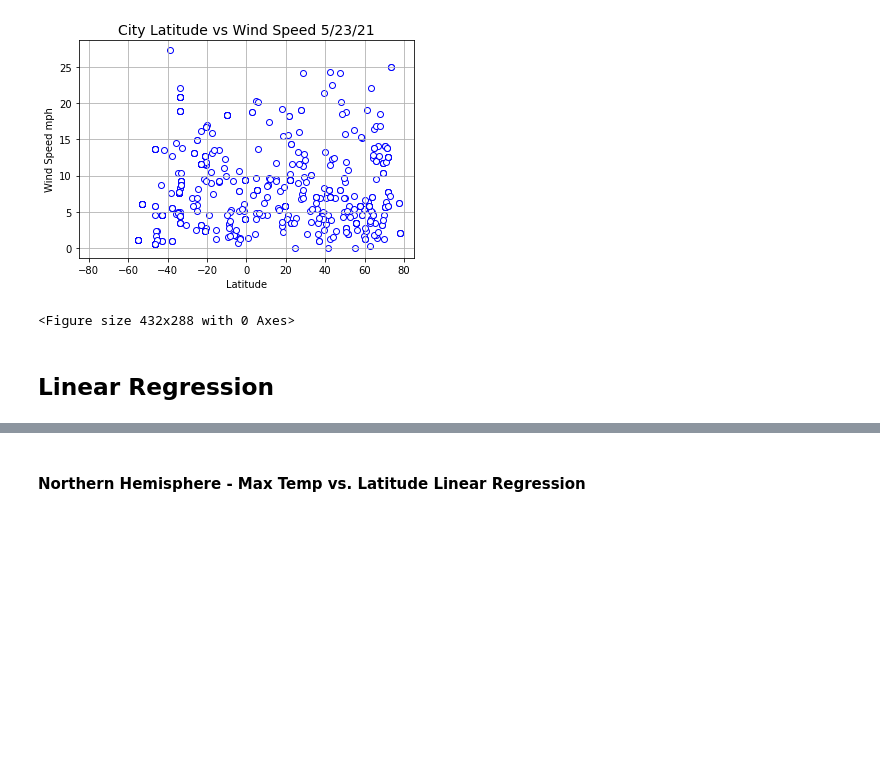
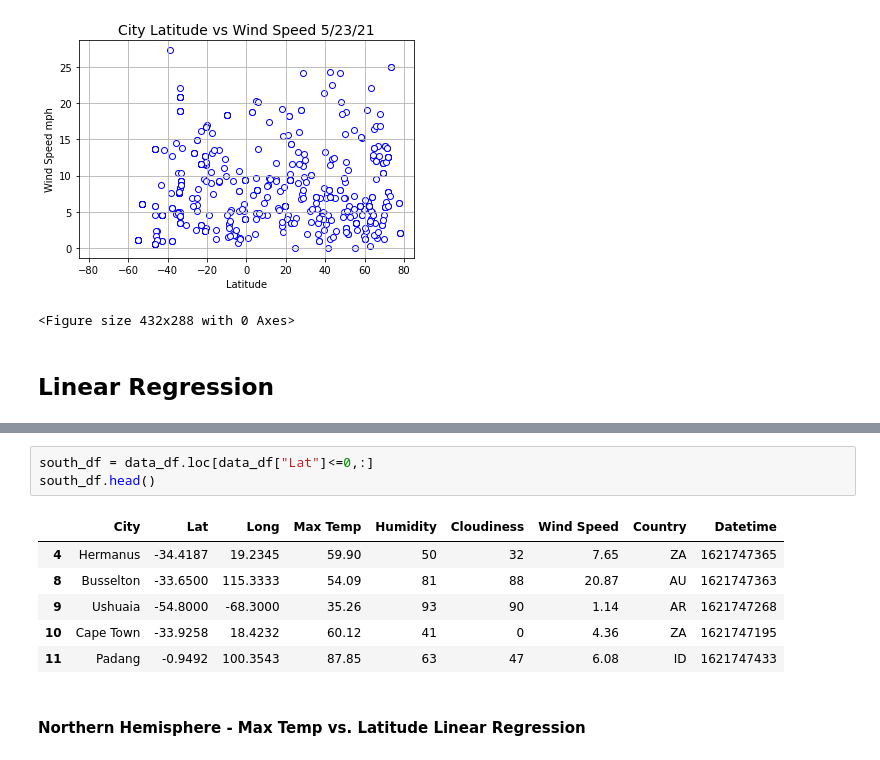
Before and after one commit to adamholcomb/python-api-challenge, a Jupyter notebook: WeatherPy/WeatherPy.ipynb, the cells around one changed output, grey strips where cells are left out. Saved outputs shown, nothing was run; the diff lists cells and outputs as text; blank space fills up the shorter version.

```diff
--- a/WeatherPy/WeatherPy.ipynb
+++ b/WeatherPy/WeatherPy.ipynb
@@ -303,2 +325,12 @@ plt.savefig("Lat_Wind Speed.png")
+# %%
+south_df = data_df.loc[data_df["Lat"]<=0,:]
+south_df.head()
+# %% [output]
+|  | City | Lat | Long | Max Temp | Humidity | Cloudiness | Wind Speed | Country | Datetime |
+| 4 | Hermanus | -34.4187 | 19.2345 | 59.90 | 50 | 32 | 7.65 | ZA | 1621747365 |
+| 8 | Busselton | -33.6500 | 115.3333 | 54.09 | 81 | 88 | 20.87 | AU | 1621747363 |
+| 9 | Ushuaia | -54.8000 | -68.3000 | 35.26 | 93 | 90 | 1.14 | AR | 1621747268 |
+| 10 | Cape Town | -33.9258 | 18.4232 | 60.12 | 41 | 0 | 4.36 | ZA | 1621747195 |
+| 11 | Padang | -0.9492 | 100.3543 | 87.85 | 63 | 47 | 6.08 | ID | 1621747433 |
 # %% [markdown]
 ####  Northern Hemisphere - Max Temp vs. Latitude Linear Regression
```
Also changed, not shown: parts of 7 cells of this notebook, 1 other file.
